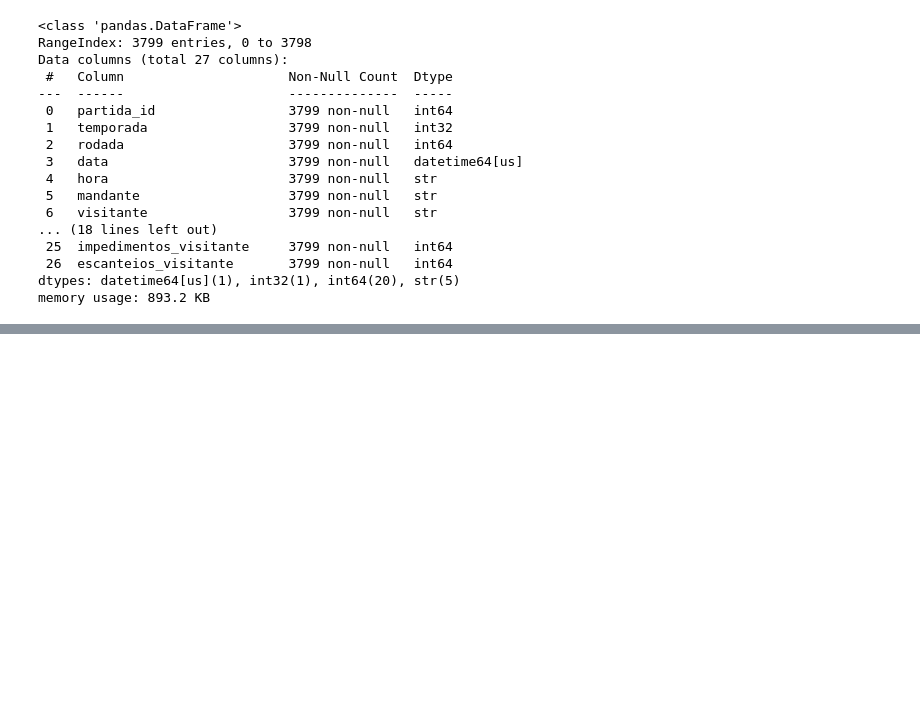
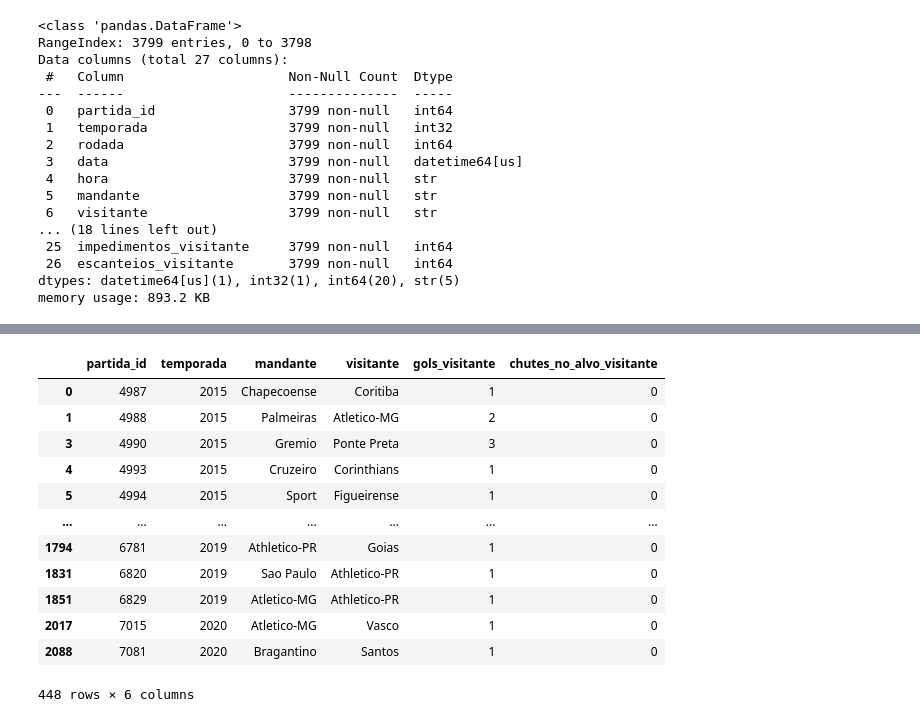
Before and after one commit to GustavoSarquis/Analise-Dataset-Brasileirao, a Jupyter notebook: analise_dados.ipynb, the cells around one changed output, grey strips where cells are left out. Drawn from its saved outputs; the diff is of its cells as text; code cells hidden in the pictures; blank space fills up the shorter version.

```diff
--- a/analise_dados.ipynb
+++ b/analise_dados.ipynb
@@ -451,0 +474,2 @@ memory usage: 893.2 KB
+# %%
+problemas_visitante = df_analise[(df_analise["gols_visitante"] > 0) &(df_analise["chutes_no_alvo_visitante"] == 0)]
@@ -451,0 +480,16 @@ memory usage: 893.2 KB
+# %%
+problemas_visitante[["partida_id", "temporada","mandante","visitante","gols_visitante","chutes_no_alvo_visitante"]]
+# %% [output]
+|  | partida_id | temporada | mandante | visitante | gols_visitante | chutes_no_alvo_visitante |
+| 0 | 4987 | 2015 | Chapecoense | Coritiba | 1 | 0 |
+| 1 | 4988 | 2015 | Palmeiras | Atletico-MG | 2 | 0 |
+| 3 | 4990 | 2015 | Gremio | Ponte Preta | 3 | 0 |
+| 4 | 4993 | 2015 | Cruzeiro | Corinthians | 1 | 0 |
+| 5 | 4994 | 2015 | Sport | Figueirense | 1 | 0 |
+| ... | ... | ... | ... | ... | ... | ... |
+| 1794 | 6781 | 2019 | Athletico-PR | Goias | 1 | 0 |
+| 1831 | 6820 | 2019 | Sao Paulo | Athletico-PR | 1 | 0 |
+| 1851 | 6829 | 2019 | Atletico-MG | Athletico-PR | 1 | 0 |
+| 2017 | 7015 | 2020 | Atletico-MG | Vasco | 1 | 0 |
+| 2088 | 7081 | 2020 | Bragantino | Santos | 1 | 0 |
+448 rows × 6 columns
```
Also changed, not shown: parts of 5 cells of this notebook.
